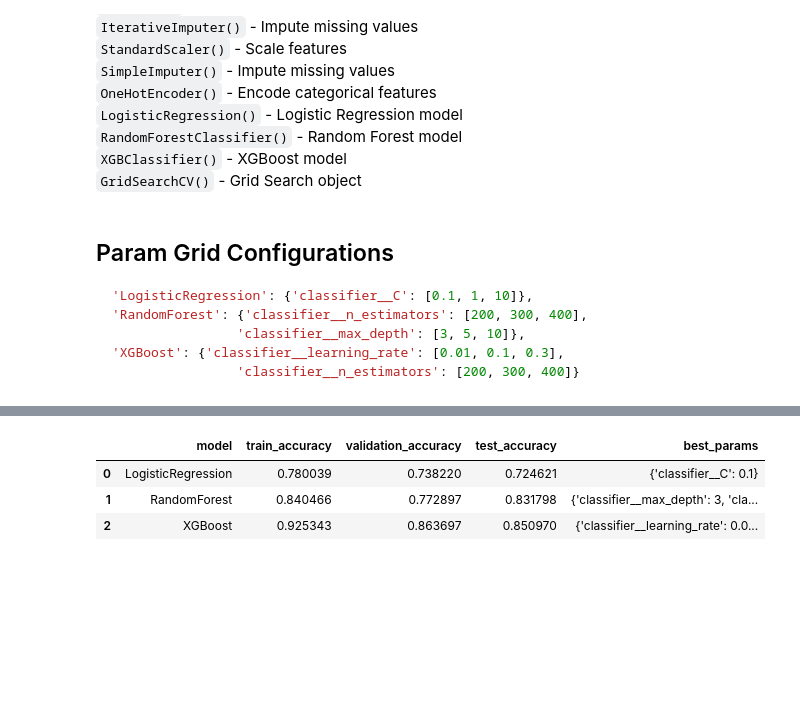
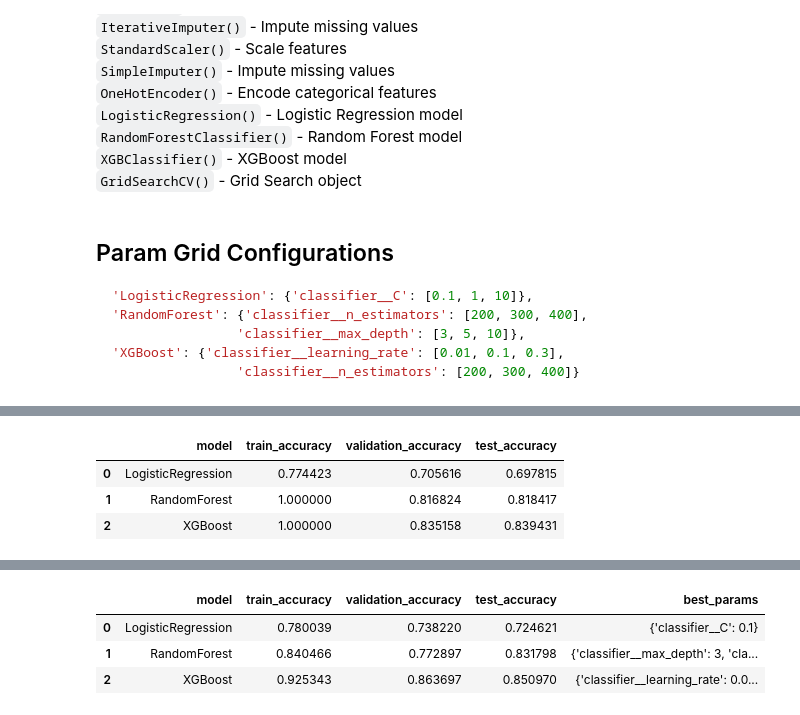
Before and after one commit to DanHerman212/precision_medicine, a Jupyter notebook: code/5_ML_pipelines.ipynb, the cells around one changed output, grey strips where cells are left out. Saved outputs shown, nothing was run; the diff lists cells and outputs as text; code cells hidden in the pictures; blank space fills up the shorter version.

```diff
--- a/code/5_ML_pipelines.ipynb
+++ b/code/5_ML_pipelines.ipynb
@@ -100,0 +191,7 @@ categorical_columns = [col for col in X_train.columns if X_train[col].dtype == '
+# %%
+results_df
+# %% [output]
+|  | model | train_accuracy | validation_accuracy | test_accuracy |
+| 0 | LogisticRegression | 0.774423 | 0.705616 | 0.697815 |
+| 1 | RandomForest | 1.000000 | 0.816824 | 0.818417 |
+| 2 | XGBoost | 1.000000 | 0.835158 | 0.839431 |
```
Also changed, not shown: parts of 7 cells of this notebook, 1 other file.
